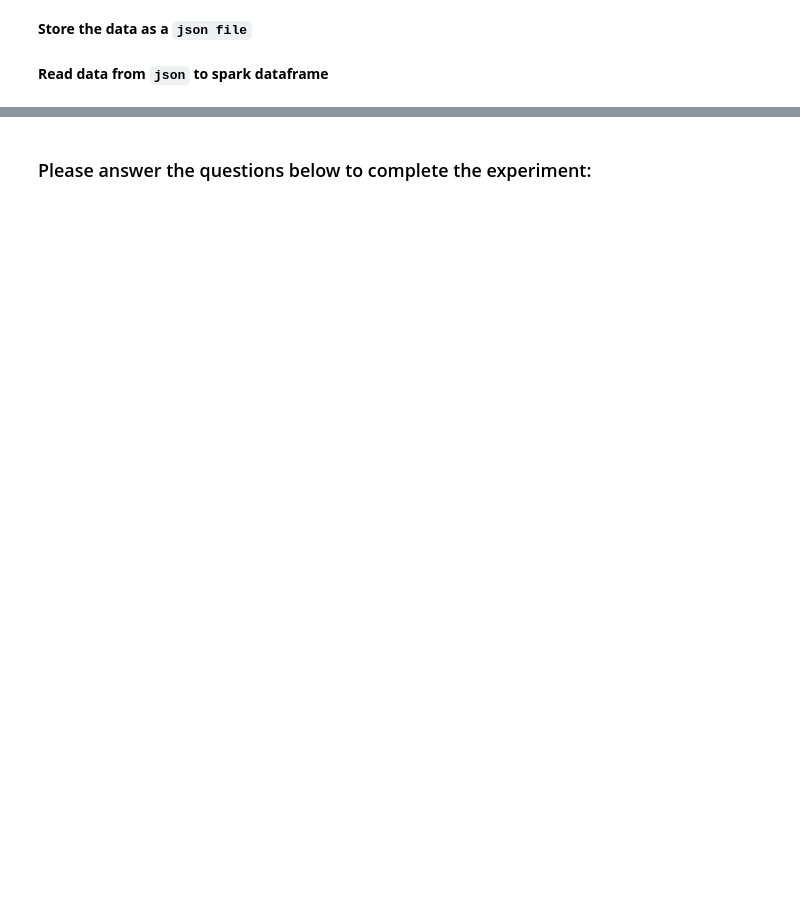
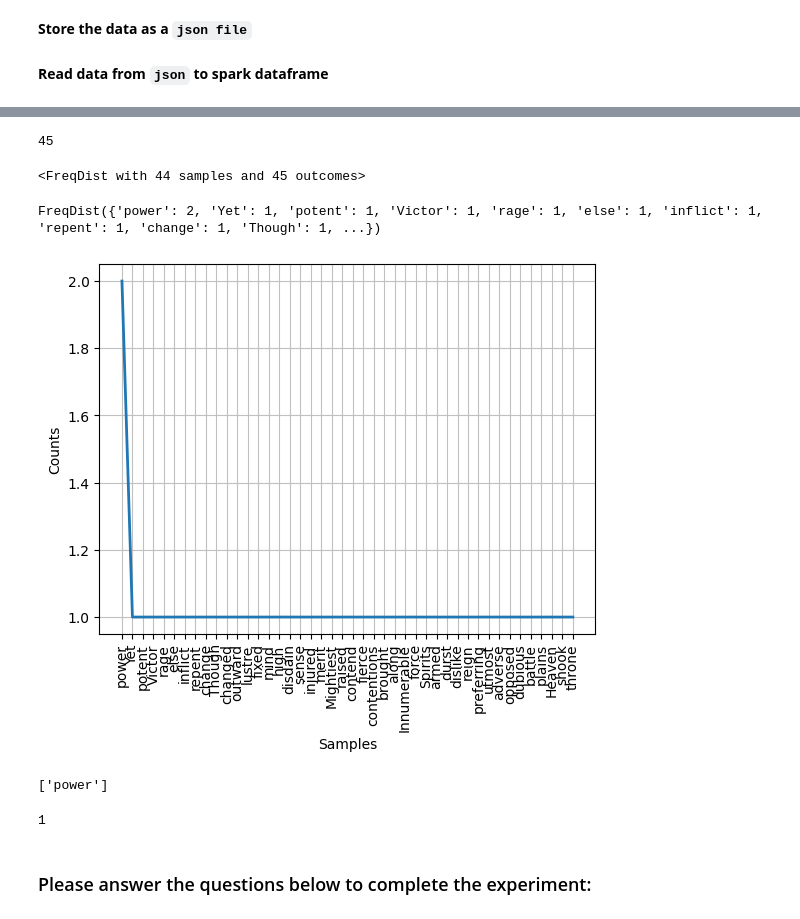
Before and after one commit to rajiv-ranjan/cds-assignments, a Jupyter notebook: m7/AST5/M7_AST_05_Text_Mining_and_Analytics_C .ipynb, the cells around one changed output, grey strips where cells are left out. Cells and saved outputs as stored; diff of their text form; code cells hidden in the pictures; blank space fills up the shorter version.

```diff
--- a/m7/AST5/M7_AST_05_Text_Mining_and_Analytics_C .ipynb
+++ b/m7/AST5/M7_AST_05_Text_Mining_and_Analytics_C .ipynb
@@ -396,0 +602,3 @@ df_text_json.show(5)
+# %%
+row_16 = d7.select('words').toPandas().iloc[15,0]
+row_16
@@ -397,3 +623,30 @@ df_text_json.show(5)
+# %%
+len(row_16)
+# %% [output]
+45
+# %%
+fd_16_row = FreqDist(row_16)
+print(fd_16_row)
+# %% [output]
+<FreqDist with 44 samples and 45 outcomes>
+# %%
+fd_16_row
+# %% [output]
+FreqDist({'power': 2, 'Yet': 1, 'potent': 1, 'Victor': 1, 'rage': 1, 'else': 1, 'inflict': 1, 'repent': 1, 'change': 1, 'Though': 1, ...})
+# %%
+fd_16_row.plot(45, cumulative= False)
+plt.show()
+# %% [output]
+[figure, added]
+# %%
+words_with_freq_more_than_2 = [fdk for fdk,fdv in fd_16_row.items() if fdv > 1]
+print(words_with_freq_more_than_2)
+# %% [output]
+['power']
+# %%
+len(words_with_freq_more_than_2)
+# %% [output]
+1
 # %% [markdown]
 ### Please answer the questions below to complete the experiment:
 # %%
```
Also changed, not shown: parts of 33 cells of this notebook.
